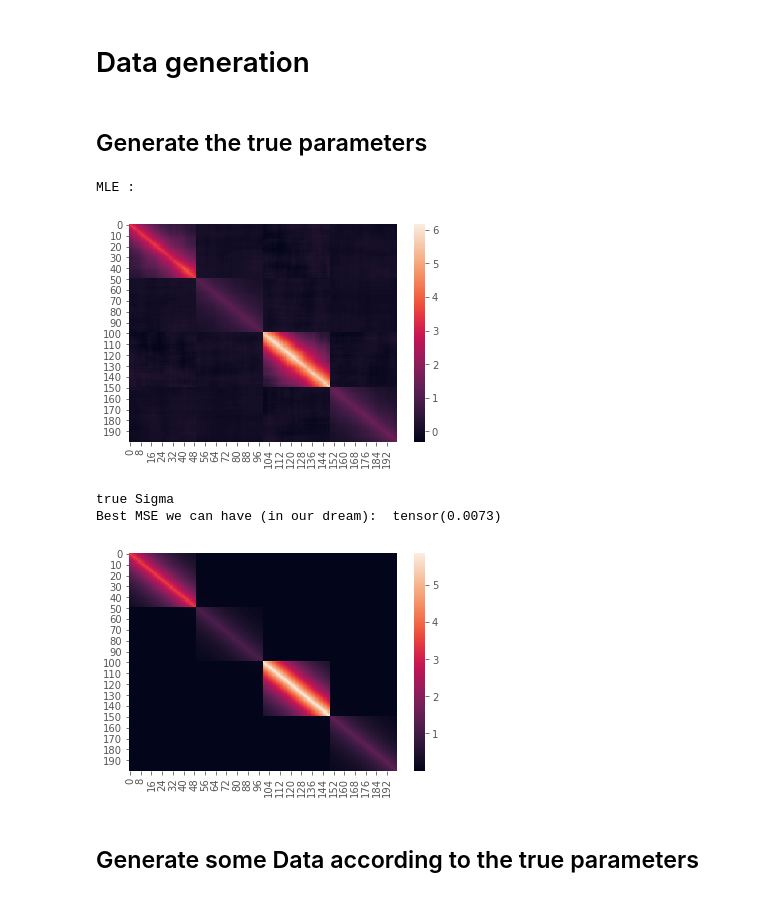
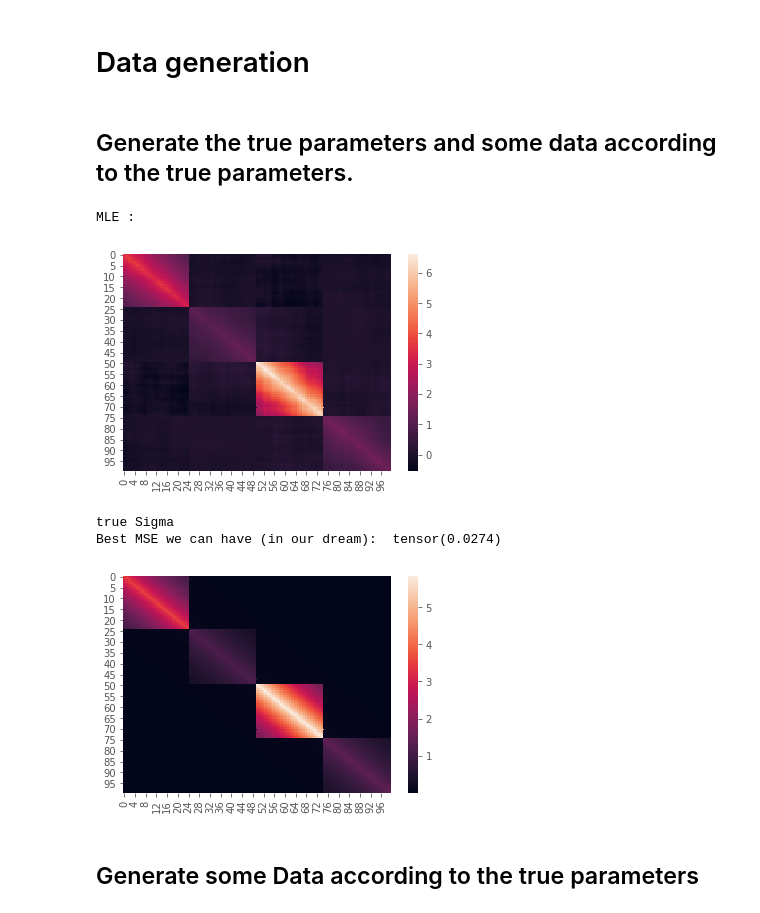
Before and after one commit to PLN-team/pyPLNmodels, a Jupyter notebook: PLN_full_param.ipynb, the cells around one changed output. Drawn from its saved outputs; the diff is of its cells as text; code cells hidden in the pictures.

```diff
--- a/PLN_full_param.ipynb
+++ b/PLN_full_param.ipynb
@@ -32,3 +32,9 @@ from torch import nn
 import scipy.linalg as SLA
 from scipy.linalg import toeplitz
 torch.set_default_dtype(torch.float64)
+# %%
+ if torch.cuda.is_available():
+    device = torch.device('cuda')
+else :
+    device = torch.device('cpu')
+print('device : ', device)
@@ -935,41 +942,42 @@ def grad_test(Y_, O_, covariates_,M_ ,S_ ,C_ ,beta_):
 # Data generation
 # %%
 d = 4 # nb of cavariates
-n = 1000; p = 200
+n = 500; p = 100
 # %% [markdown]
-## Generate the true parameters
+## Generate the true parameters and some data according to the true parameters.
 # %%
 #torch.manual_seed(0)
 #true_Sigma = torch.from_numpy(toeplitz(0.6**np.arange(p)))
-true_Sigma = build_block_Sigma(p,4)
+true_Sigma = build_block_Sigma(p,4).to(device)
 true_C = torch.cholesky(true_Sigma)
-true_beta = torch.randn(d, p)
+true_beta = torch.randn(d, p).to(device)
 
 covariates = torch.rand((n,d))
 O =  1+torch.zeros((n,p))
 
 sample_model = sample_PLN()
-Y_sampled, Z_sampled  = sample_model.sample(true_Sigma,true_beta, O, covariates)
+Y_sampled, Z_sampled  = sample_model.sample(true_Sigma.to(torch.device('cpu')),true_beta.to(torch.device('cpu')), O, covariates)
 Y_sampled = torch.from_numpy(Y_sampled)
 data = [Y_sampled.double(), O, covariates]
 # %%
 ## Here we plot the MLE for Z the latent variables. They are unknown in practice
 ## this is just to see the difference between our result and the best result possible
 mu_MLE = torch.mean(Z_sampled, dim = 0)
 m = mu_MLE.shape[0]
 Sigma_MLE = 1/Z_sampled.shape[0]*((Z_sampled-mu_MLE).T)@(Z_sampled-mu_MLE)
 print('MLE :')
-sns.heatmap(Sigma_MLE)
+sns.heatmap(Sigma_MLE.to(torch.device('cpu')))
 plt.show()
 print('true Sigma')
-sns.heatmap(true_Sigma)
-print('Best MSE we can have (in our dream): ', torch.mean((Sigma_MLE-true_Sigma)**2))
+sns.heatmap(true_Sigma.to(torch.device('cpu')))
+best_MSE_Sigma = torch.mean((Sigma_MLE.to(device)-true_Sigma)**2)
+print('Best MSE we can have (in our dream): ', best_MSE_Sigma)
 # %% [output]
 MLE :
-[figure, old version]
+[figure, new version]
 true Sigma
-Best MSE we can have (in our dream):  tensor(0.0073)
+Best MSE we can have (in our dream):  tensor(0.0274)
-[figure, old version]
+[figure, new version]
 # %% [markdown]
 ## Generate some Data according to the true parameters
 # %%
```
Also changed, not shown: parts of 13 cells of this notebook, 30 other files.
